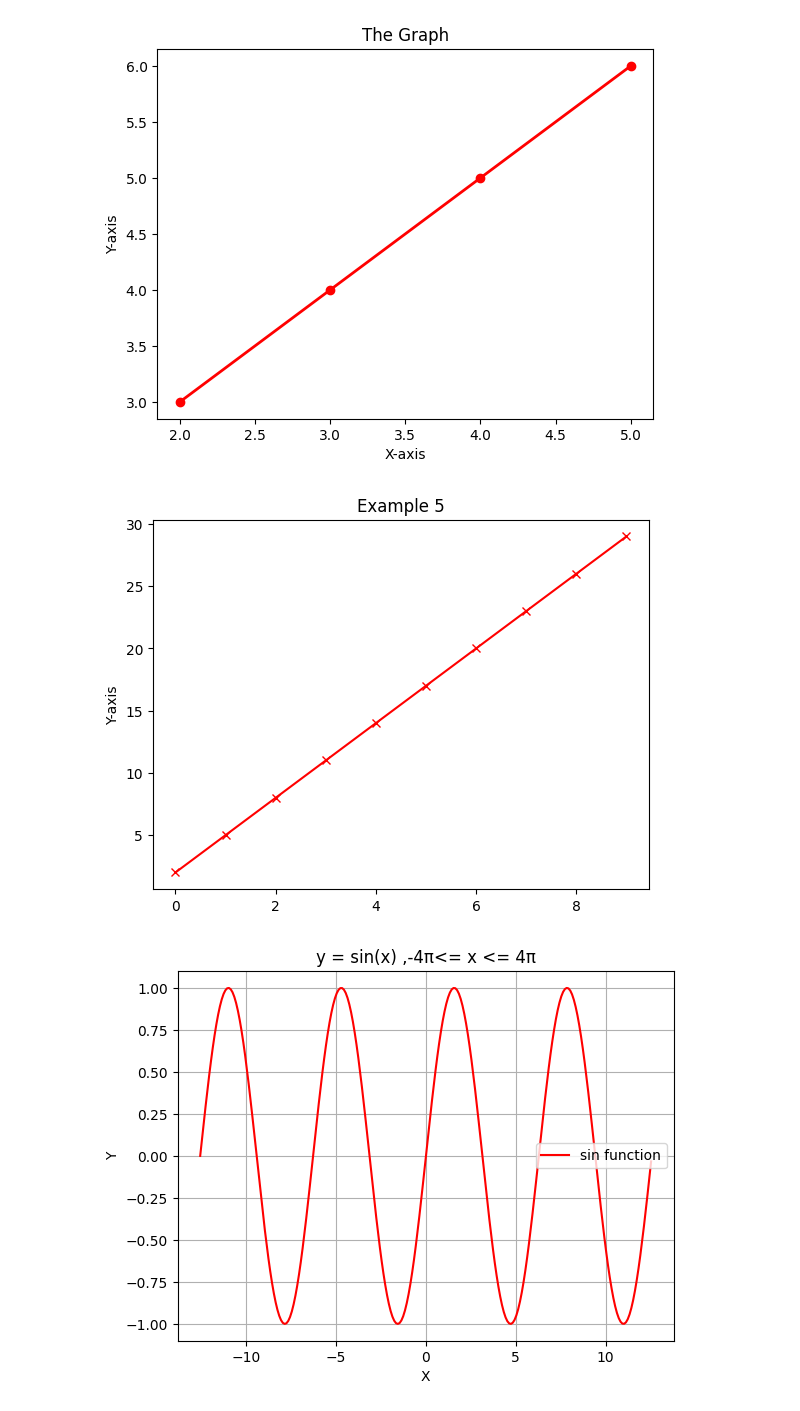
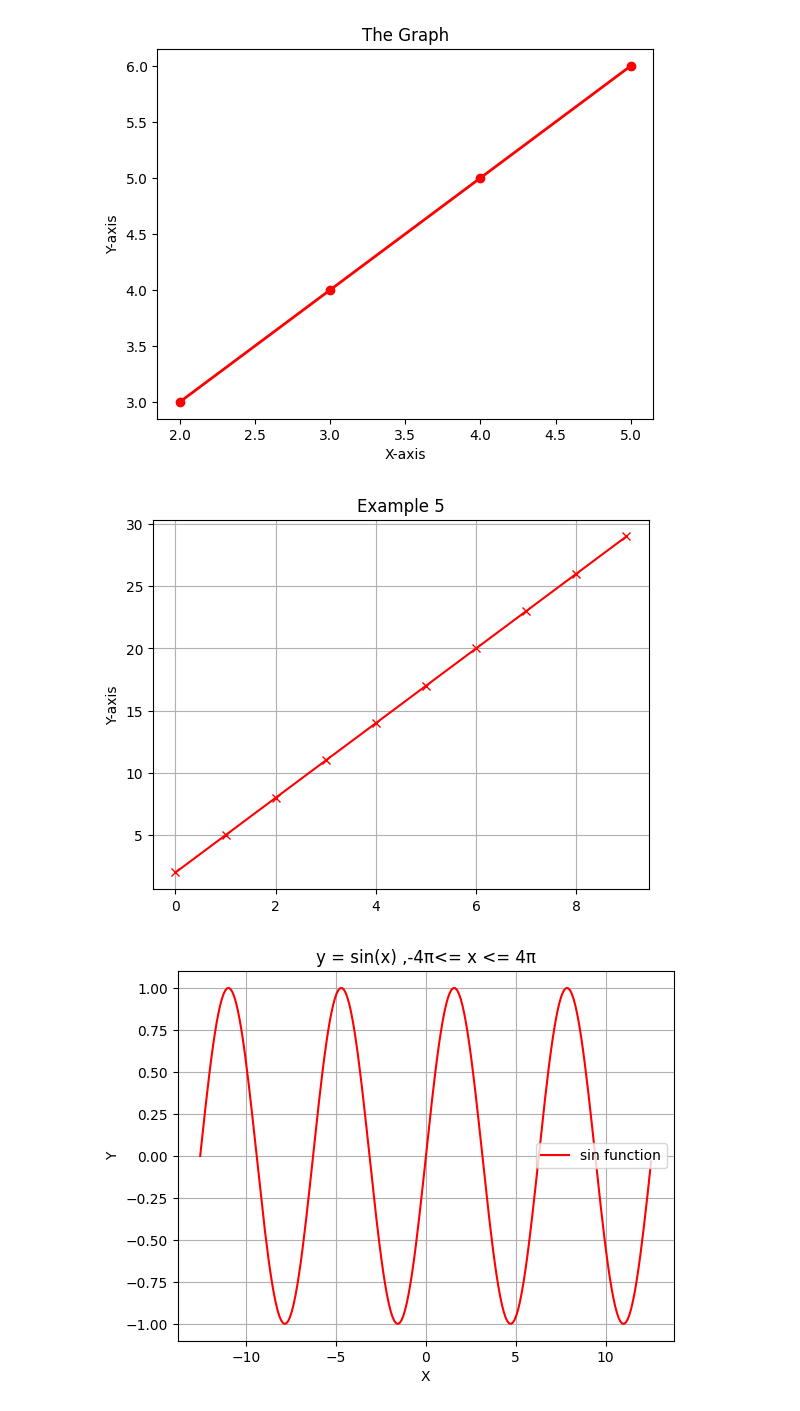
Before and after one commit to anurag-76/CM-Workshop2, a Jupyter notebook: Workshop3(MatPlotLib).ipynb, the cells around one changed output. Drawn from its saved outputs; the diff is of its cells as text; code cells hidden in the pictures.

```diff
--- a/Workshop3(MatPlotLib).ipynb
+++ b/Workshop3(MatPlotLib).ipynb
@@ -34,35 +34,37 @@ def function(x):
   return result
 
 #defining empty lists
 
 xCoord=[]
 
 yCoord=[]
 
-#loop over 10 values from 0 to 9, and calculate the matching values for #y using the function
+#loop over 10 values from 0 to 9, and calculate the matching values for #y
+#using the function
 
 
 for i in range(0,10):
     xCoord.append(i)
     yCoord.append(function(i))
 
 plt.plot(xCoord,yCoord, marker='x',color='red')
 
 #function to add title
 
 plt.title('Example 5')
+plt.grid(True)
 
 
 #Function to label axes plt.xlabel('X-axis')
 
 plt.ylabel('Y-axis')
 
 
 # function for the visibility of grid plt.grid()
 
 plt.show()
 # %% [output]
-[figure, old version]
+[figure, new version]
 # %%
 import matplotlib.pyplot as plt
 import math
```
Also changed, not shown: parts of 21 cells of this notebook.
